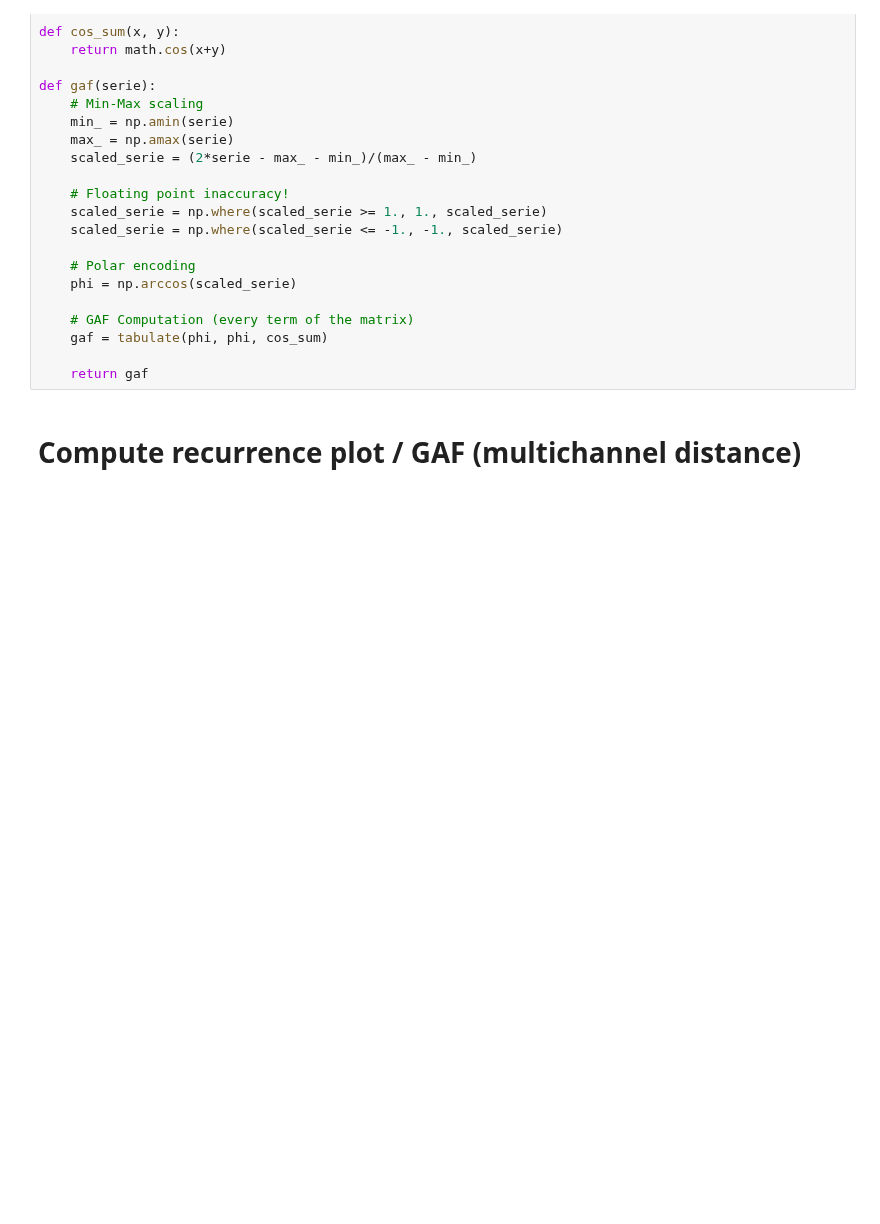
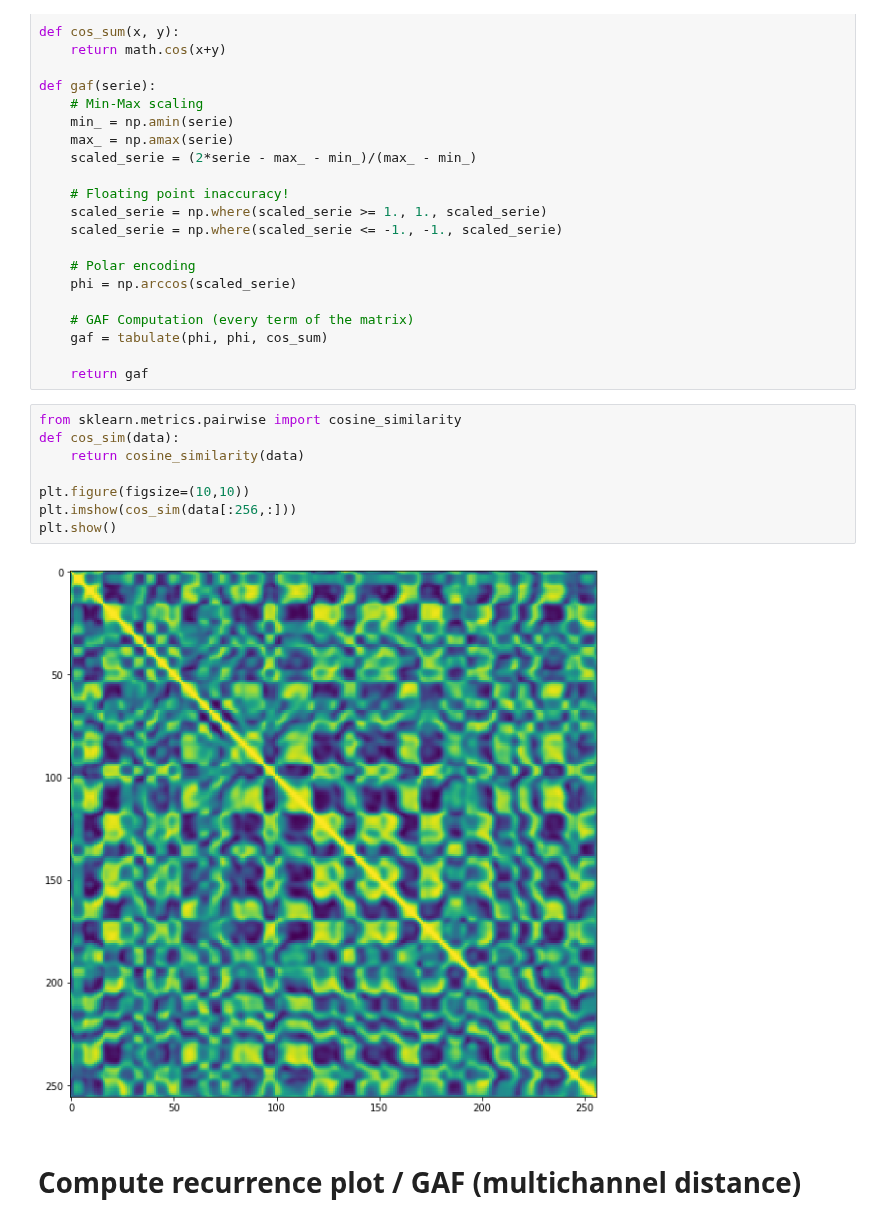
Before and after one commit to mirgee/thesis_project, a Jupyter notebook: notebooks/13-rps.ipynb, the cells around one changed output. Cells and saved outputs as stored; diff of their text form; blank space fills up the shorter version.

```diff
--- a/notebooks/13-rps.ipynb
+++ b/notebooks/13-rps.ipynb
@@ -122,6 +122,16 @@ def gaf(serie):
     gaf = tabulate(phi, phi, cos_sum)
 
     return gaf
+# %%
+from sklearn.metrics.pairwise import cosine_similarity
+def cos_sim(data):
+    return cosine_similarity(data)
+
+plt.figure(figsize=(10,10))
+plt.imshow(cos_sim(data[:256,:]))
+plt.show()
+# %% [output]
+[figure, added]
 # %% [markdown]
 # Compute recurrence plot / GAF (multichannel distance)
 # %%
```
Also changed, not shown: parts of 17 cells of this notebook, 2 other files.
